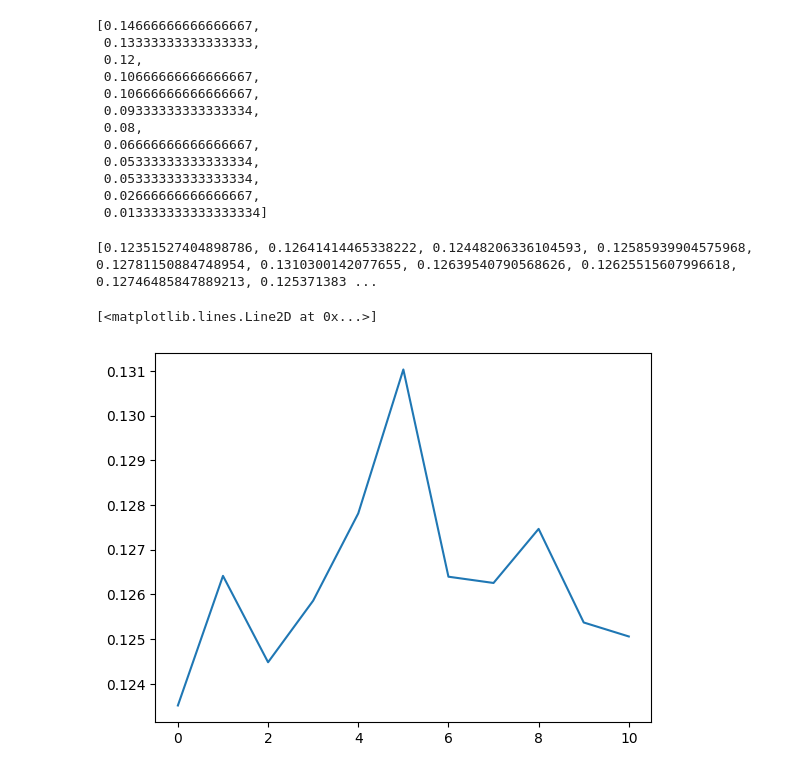
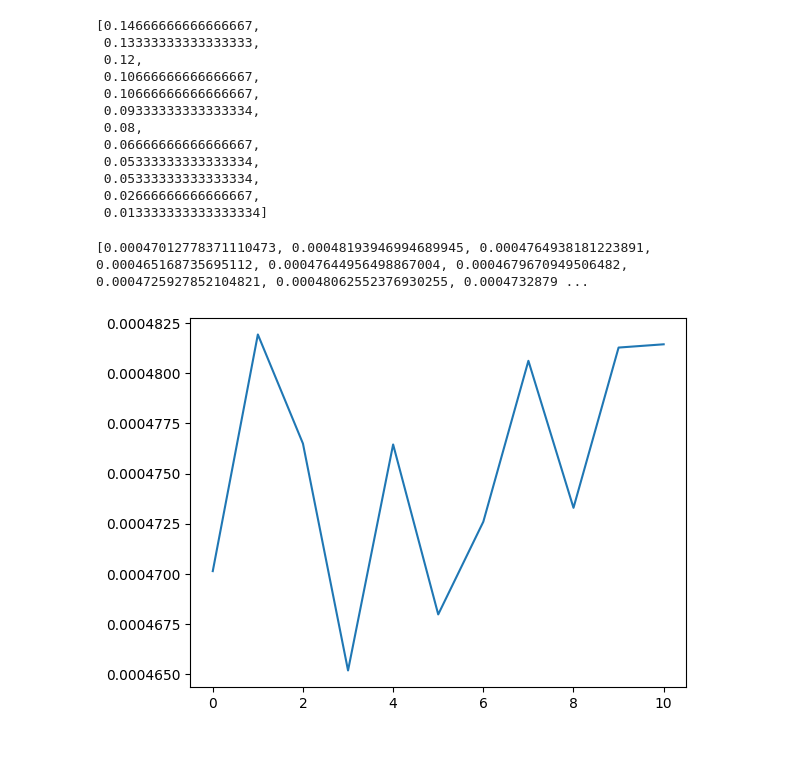
Before and after one commit to prabnur/bez2018model_valence, a Jupyter notebook: tensor.ipynb, the cells around one changed output. Saved outputs shown, nothing was run; the diff lists cells and outputs as text; code cells hidden in the pictures.

```diff
--- a/tensor.ipynb
+++ b/tensor.ipynb
@@ -50,27 +22,25 @@ scores
  0.05333333333333334,
  0.02666666666666667,
  0.013333333333333334]
-# %%
-from model import get_spikes
-import numpy as np
-from analysis.spike_tensor import generate_expectation, generate_spike_tensor
-
-spikes_list = [get_spikes(note) for note in consonance_ordered_notes(root_note)]
-spike_tensors = [generate_spike_tensor(spikes) for spikes in spikes_list]
-expectation = generate_expectation(spike_tensors, consonance_probabilities())
+# %%
+root_note = "C4"
 # %%
-from model import get_spikes
-from analysis.spike_tensor import generate_snapshot
+
+from analysis.spike_tensor import generate_expectation, generate_snapshot, generate_spike_tensor
 import matplotlib.pyplot as plt
+from cache import get_spikes
 
-
-spikes = get_spikes(root_note)
-tensor = generate_spike_tensor(spikes)
-snapshot = generate_snapshot(tensor, expectation, snap_size=11)
-print(snapshot)
-plt.plot(snapshot)
+def plot_snapshot(scores):
+    spike_tensors = [generate_spike_tensor(get_spikes(note), tau=0.00001) for note in consonance_ordered_notes(root_note)]
+    expectation = generate_expectation(spike_tensors, scores)
+    spikes = get_spikes(root_note)
+    tensor = generate_spike_tensor(spikes)
+    snapshot = generate_snapshot(tensor, expectation, snap_size=11)
+    print(snapshot)
+    plt.plot(snapshot)
+    plt.show()
+plot_snapshot(consonance_probabilities())
 # %% [output]
-[0.12351527404898786, 0.12641414465338222, 0.12448206336104593, 0.12585939904575968, 0.12781150884748954, 0.1310300142077655, 0.12639540790568626, 0.12625515607996618, 0.12746485847889213, 0.125371383 ...
+[0.00047012778371110473, 0.00048193946994689945, 0.0004764938181223891, 0.000465168735695112, 0.00047644956498867004, 0.0004679670949506482, 0.0004725927852104821, 0.00048062552376930255, 0.0004732879 ...
-[<matplotlib.lines.Line2D at 0x...>]
-[figure, old version]
+[figure, new version]
 # %%
```
Also changed, not shown: parts of 9 cells of this notebook, 7 other files.
